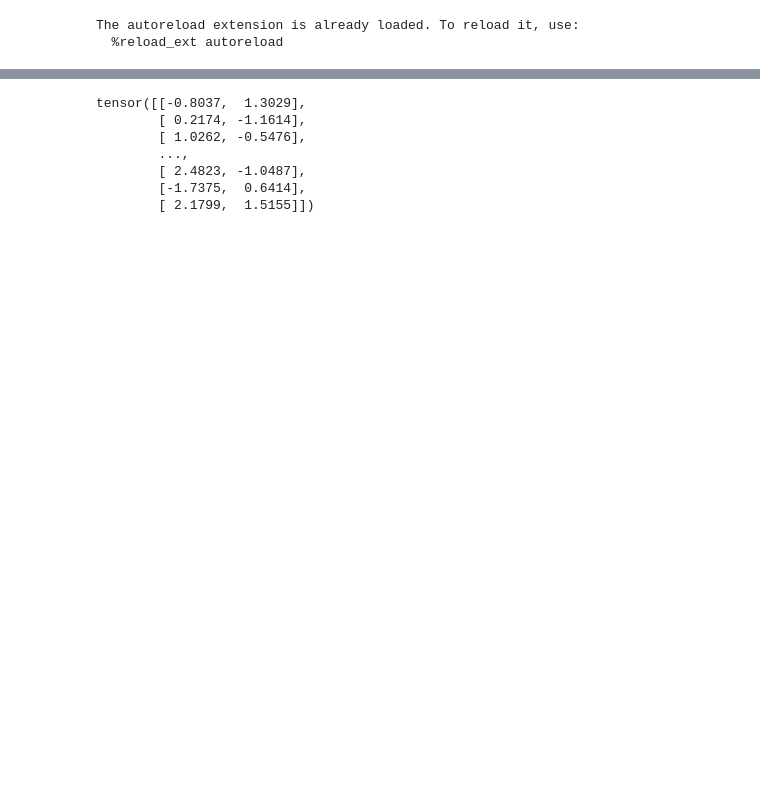
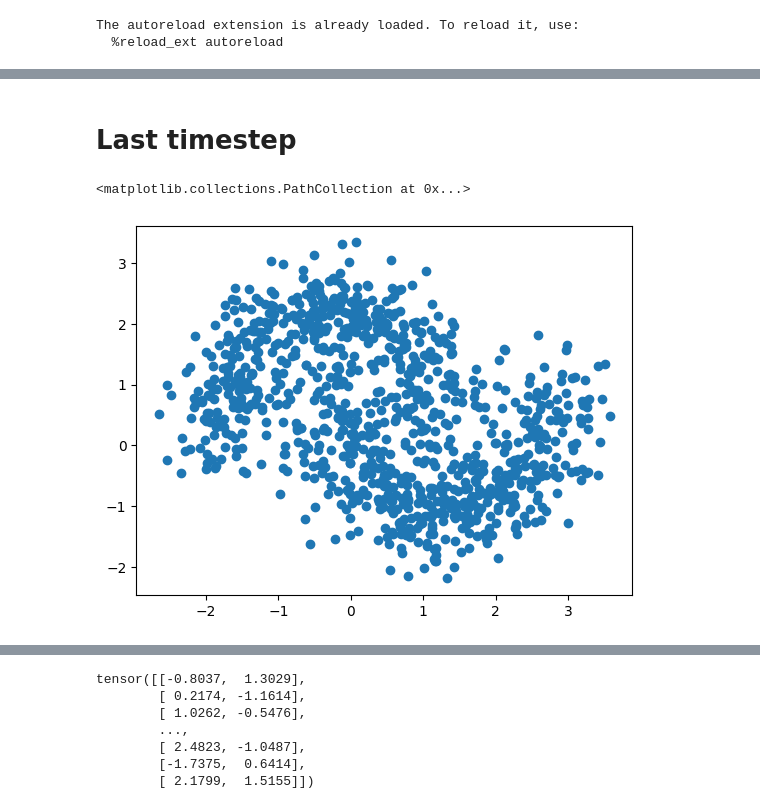
Before and after one commit to egafni/Diffusion, a Jupyter notebook: notebooks/noise_sched.ipynb, the cells around one changed output, grey strips where cells are left out. Cells and saved outputs as stored; diff of their text form; code cells hidden in the pictures; blank space fills up the shorter version.

```diff
--- a/notebooks/noise_sched.ipynb
+++ b/notebooks/noise_sched.ipynb
@@ -54,5 +57,11 @@ TypeError: NoiseScheduler.__init__() missing 3 required positional arguments: 'b
+# %% [markdown]
+# Last timestep
 # %%
-t = 1
-timesteps = np.repeat(t, len(x0))
+t = 49
+timesteps = torch.tensor(t).repeat(len(x0))
 noise = torch.randn_like(x0)
-sample = noise_scheduler.add_noise(x0, noise, timesteps)
+sample = noise_scheduler.add_noise(x0, timesteps, noise)
+plt.scatter(sample[:,0],sample[:,1])
+# %% [output]
+<matplotlib.collections.PathCollection at 0x...>
+[figure, added]
```
Also changed, not shown: parts of 4 cells of this notebook, 7 other files.
